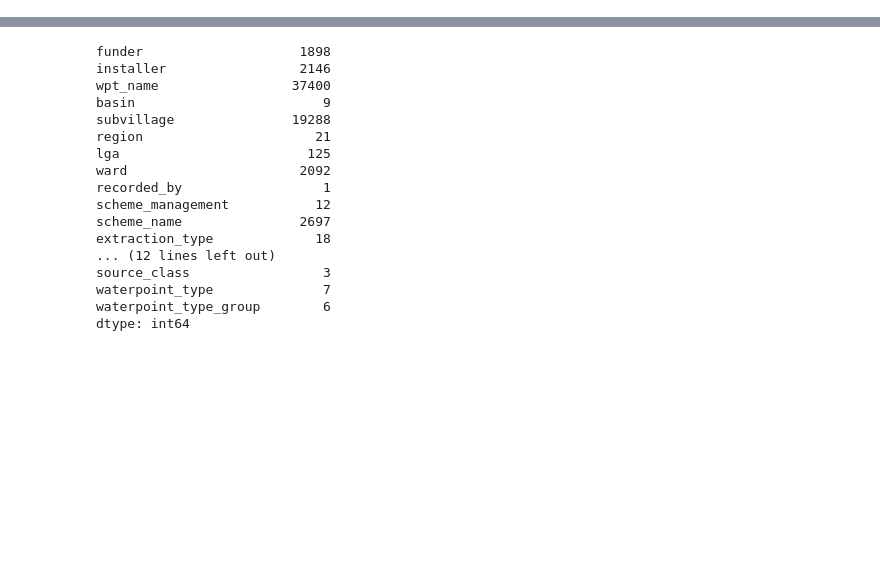
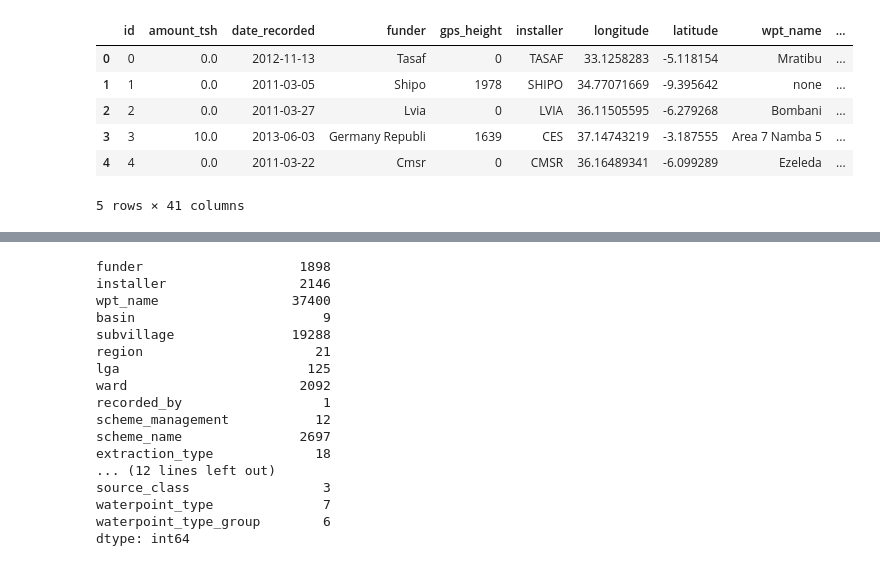
Before and after one commit to kenwelsh/Tanzania_Water_Pump, a Jupyter notebook: machinelearning_supervised_improvedcleaning.ipynb, the cells around one changed output, grey strips where cells are left out. Cells and saved outputs as stored; diff of their text form; code cells hidden in the pictures; blank space fills up the shorter version.

Commit message:
updated notebook to link to SQLite db instead of csv

```diff
--- a/machinelearning_supervised_improvedcleaning.ipynb
+++ b/machinelearning_supervised_improvedcleaning.ipynb
@@ -21,5 +21,26 @@ from tensorflow.keras.callbacks import ReduceLROnPlateau
 # %% [output]
 [interactive output not drawn]
 [interactive output not drawn]
+# %%
+import sqlite3
+
+# Read sqlite query results into a pandas DataFrame
+con = sqlite3.connect("Tanzania_Water_Pump.db")
+train_values_df = pd.read_sql_query("SELECT * from pump_it_up_training_set_values", con)
+train_labels_df = pd.read_sql_query("SELECT * from pump_it_up_training_set_lables", con)
+merge_df = pd.read_sql_query("SELECT * from pump_it_up_training_set", con)
+
+con.close()
+
+# Verify that result of SQL query is stored in the dataframe
+merge_df.head()
+# %% [output]
+|  | id | amount_tsh | date_recorded | funder | gps_height | installer | longitude | latitude | wpt_name | ... |
+| 0 | 0 | 0.0 | 2012-11-13 | Tasaf | 0 | TASAF | 33.1258283 | -5.118154 | Mratibu | ... |
+| 1 | 1 | 0.0 | 2011-03-05 | Shipo | 1978 | SHIPO | 34.77071669 | -9.395642 | none | ... |
+| 2 | 2 | 0.0 | 2011-03-27 | Lvia | 0 | LVIA | 36.11505595 | -6.279268 | Bombani | ... |
+| 3 | 3 | 10.0 | 2013-06-03 | Germany Republi | 1639 | CES | 37.14743219 | -3.187555 | Area 7 Namba 5 | ... |
+| 4 | 4 | 0.0 | 2011-03-22 | Cmsr | 0 | CMSR | 36.16489341 | -6.099289 | Ezeleda | ... |
+5 rows × 41 columns
 # %%
 # load training and test datasets
```
Also changed, not shown: parts of 1 cell of this notebook, 2 other files.
